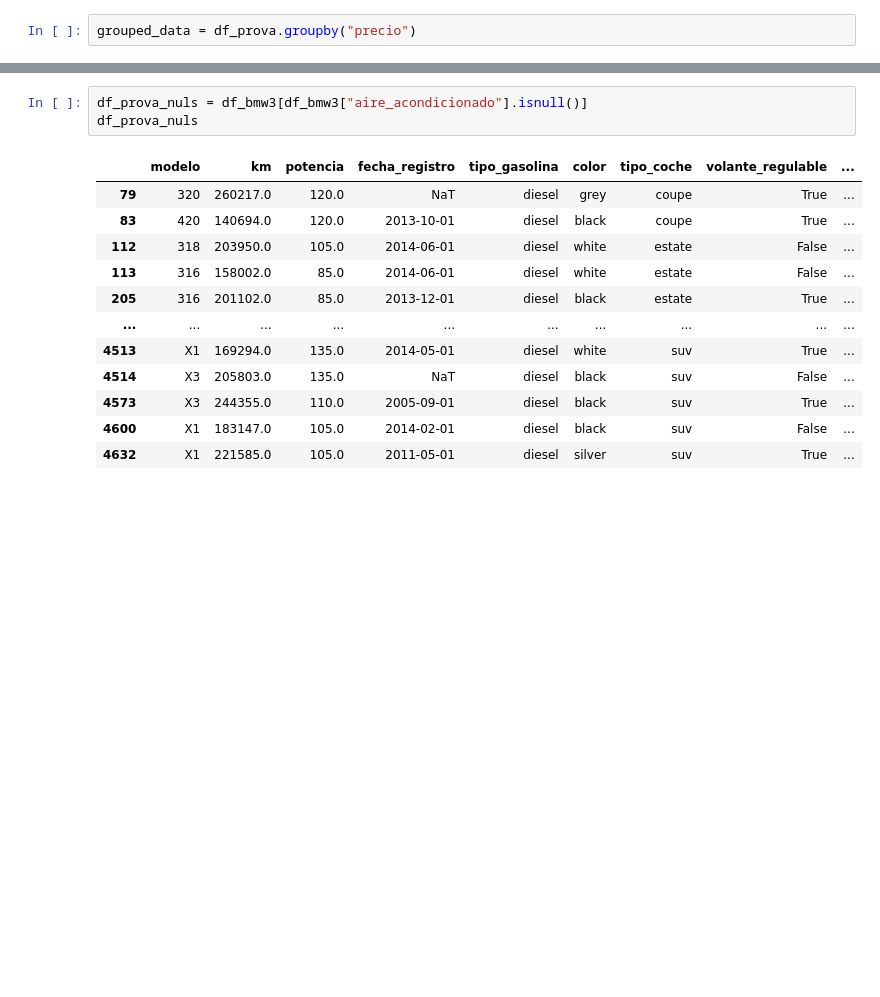
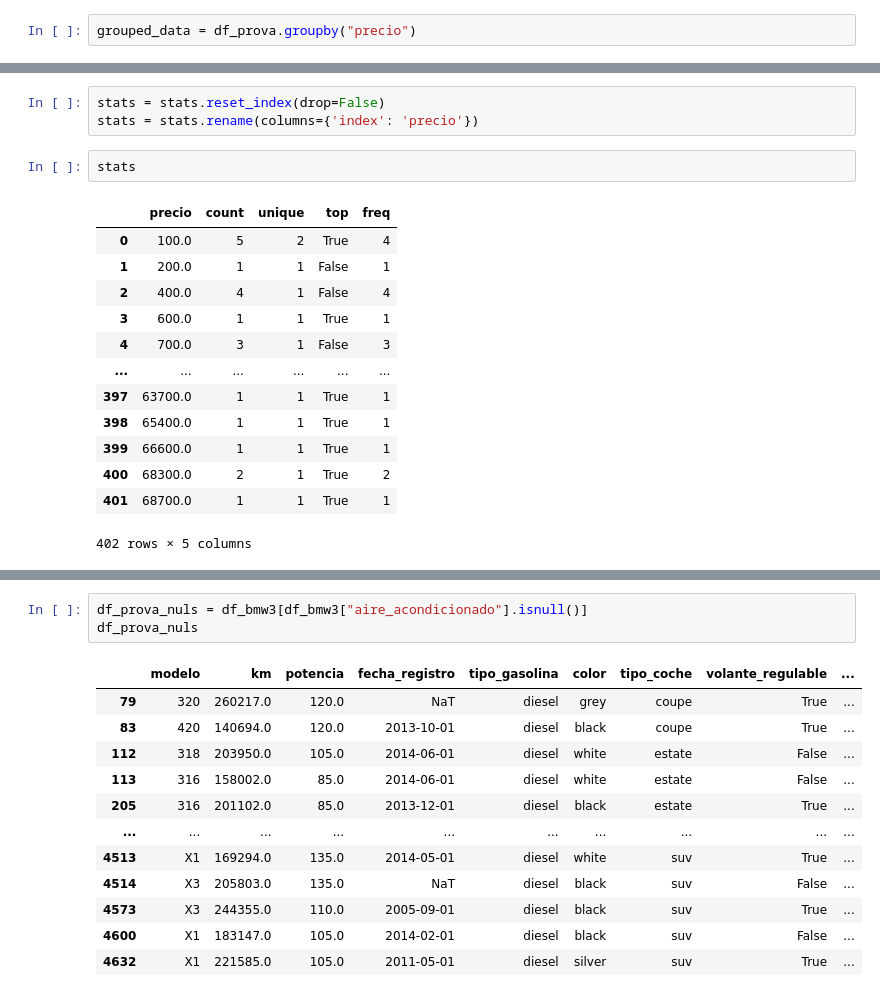
Before and after one commit to rulogar1234/nuclio-1, a Jupyter notebook: 1er_Entregable.ipynb, the cells around one changed output, grey strips where cells are left out. Cells and saved outputs as stored; diff of their text form; blank space fills up the shorter version.

```diff
--- a/1er_Entregable.ipynb
+++ b/1er_Entregable.ipynb
@@ -516,0 +494,19 @@ _ = plt.ylabel('top')
+# %%
+stats = stats.reset_index(drop=False)
+stats = stats.rename(columns={'index': 'precio'})
+# %%
+stats
+# %% [output]
+|  | precio | count | unique | top | freq |
+| 0 | 100.0 | 5 | 2 | True | 4 |
+| 1 | 200.0 | 1 | 1 | False | 1 |
+| 2 | 400.0 | 4 | 1 | False | 4 |
+| 3 | 600.0 | 1 | 1 | True | 1 |
+| 4 | 700.0 | 3 | 1 | False | 3 |
+| ... | ... | ... | ... | ... | ... |
+| 397 | 63700.0 | 1 | 1 | True | 1 |
+| 398 | 65400.0 | 1 | 1 | True | 1 |
+| 399 | 66600.0 | 1 | 1 | True | 1 |
+| 400 | 68300.0 | 2 | 1 | True | 2 |
+| 401 | 68700.0 | 1 | 1 | True | 1 |
+402 rows × 5 columns
```
Also changed, not shown: parts of 20 cells of this notebook.
